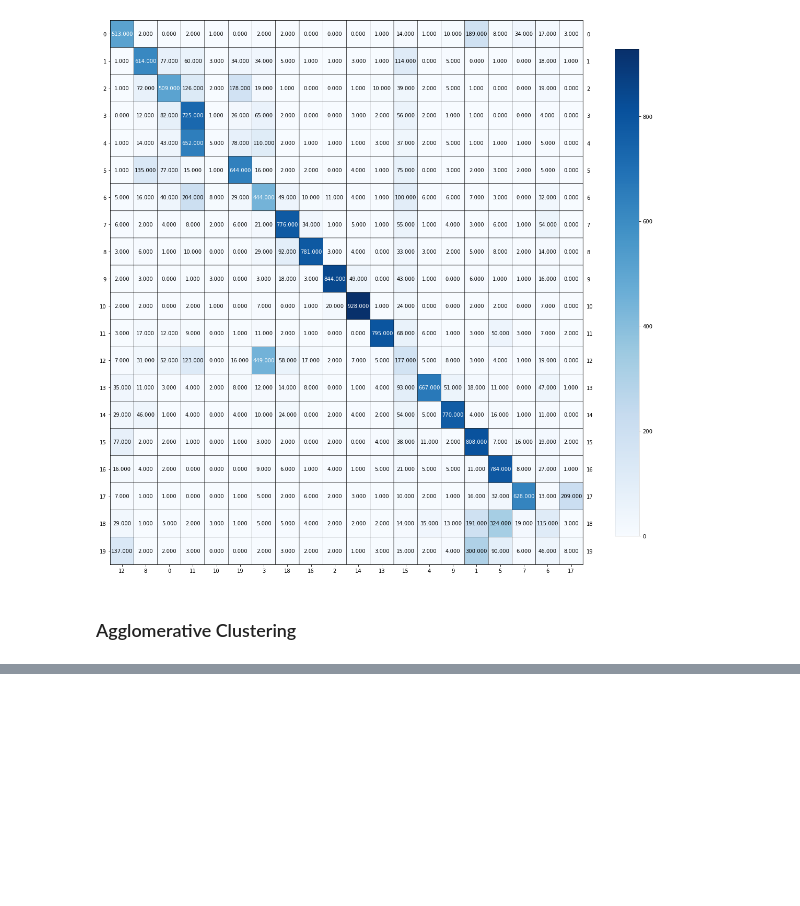
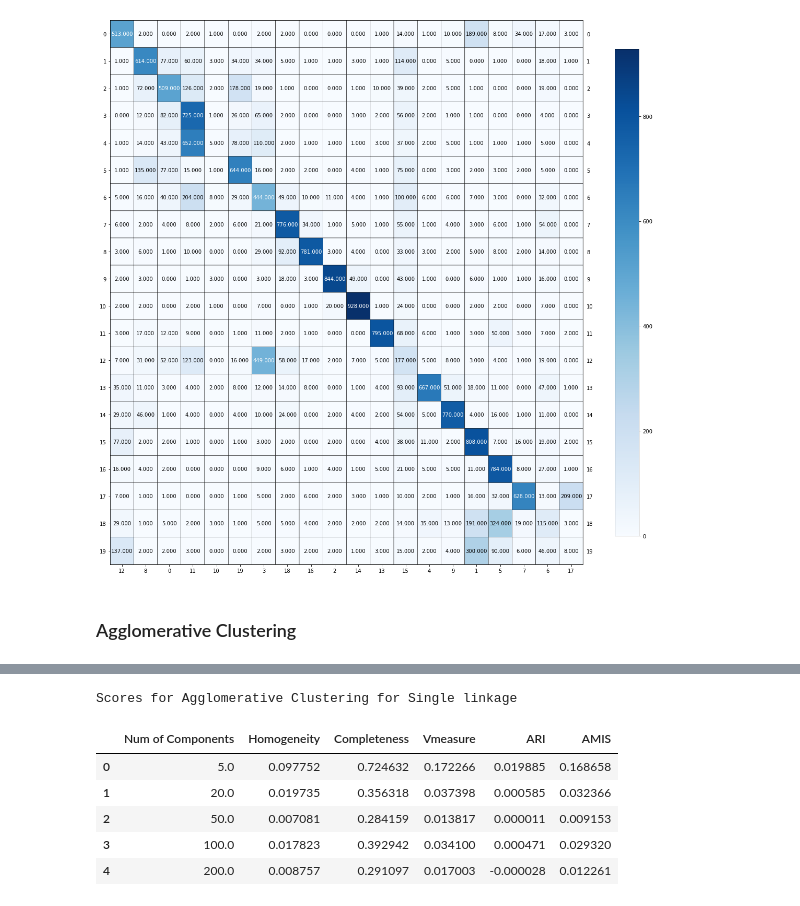
Before and after one commit to diplav09/Data-Representations-and-Clustering, a Jupyter notebook: Data_Representation_Clustering_Diplav.ipynb, the cells around one changed output, grey strips where cells are left out. Saved outputs shown, nothing was run; the diff lists cells and outputs as text; code cells hidden in the pictures; blank space fills up the shorter version.

```diff
--- a/Data_Representation_Clustering_Diplav.ipynb
+++ b/Data_Representation_Clustering_Diplav.ipynb
@@ -488,0 +563,38 @@ plot_mat(conf_mat[row[:, np.newaxis], colmn], xticklabels=colmn, yticklabels=row
+# %%
+ncomps = [5, 20, 50, 100, 200]
+num_clusters = 20
+Agglomerative_Single_Homogeneity = []
+Agglomerative_Single_Completeness = []
+Agglomerative_Single_V_measure = []
+Agglomerative_Single_AdjustedRandIndex = []
+Agglomerative_Single_Adjusted_mutual_information_score = []
+Agglomerative_Single_predlabels = []
+
+for comps in ncomps:
+    umap_ext = umap.UMAP(n_components=comps, metric='cosine')
+    umap_features = umap_ext.fit_transform(tfidf_features)
+    Agglomerative_Clustering = AgglomerativeClustering(n_clusters=num_clusters, linkage='single').fit(umap_features)
+
+    predictedLabels = Agglomerative_Clustering.labels_
+    scores = getScores(labels, predictedLabels)
+
+    Agglomerative_Single_predlabels.append(predictedLabels)
+    Agglomerative_Single_Homogeneity.append(scores['Homogeneity'])
+    Agglomerative_Single_Completeness.append(scores['Completeness'])
+    Agglomerative_Single_V_measure.append(scores['V_measure'])
+    Agglomerative_Single_AdjustedRandIndex.append(scores['AdjustedRandIndex'])
+    Agglomerative_Single_Adjusted_mutual_information_score.append(scores['Adjusted_mutual_information_score'])
+# %%
+AggScores = np.vstack([ncomps,Agglomerative_Single_Homogeneity, Agglomerative_Single_Completeness, Agglomerative_Single_V_measure, Agglomerative_Single_AdjustedRandIndex, Agglomerative_Single_Adjusted_mutual_information_score])
+AggScores = AggScores.T
+
+print("Scores for Agglomerative Clustering for Single linkage")
+pd.DataFrame(AggScores, columns=['Num of Components','Homogeneity', 'Completeness', 'Vmeasure', 'ARI', 'AMIS'])
+# %% [output]
+Scores for Agglomerative Clustering for Single linkage
+|  | Num of Components | Homogeneity | Completeness | Vmeasure | ARI | AMIS |
+| 0 | 5.0 | 0.097752 | 0.724632 | 0.172266 | 0.019885 | 0.168658 |
+| 1 | 20.0 | 0.019735 | 0.356318 | 0.037398 | 0.000585 | 0.032366 |
+| 2 | 50.0 | 0.007081 | 0.284159 | 0.013817 | 0.000011 | 0.009153 |
+| 3 | 100.0 | 0.017823 | 0.392942 | 0.034100 | 0.000471 | 0.029320 |
+| 4 | 200.0 | 0.008757 | 0.291097 | 0.017003 | -0.000028 | 0.012261 |
```
Also changed, not shown: parts of 14 cells of this notebook.
